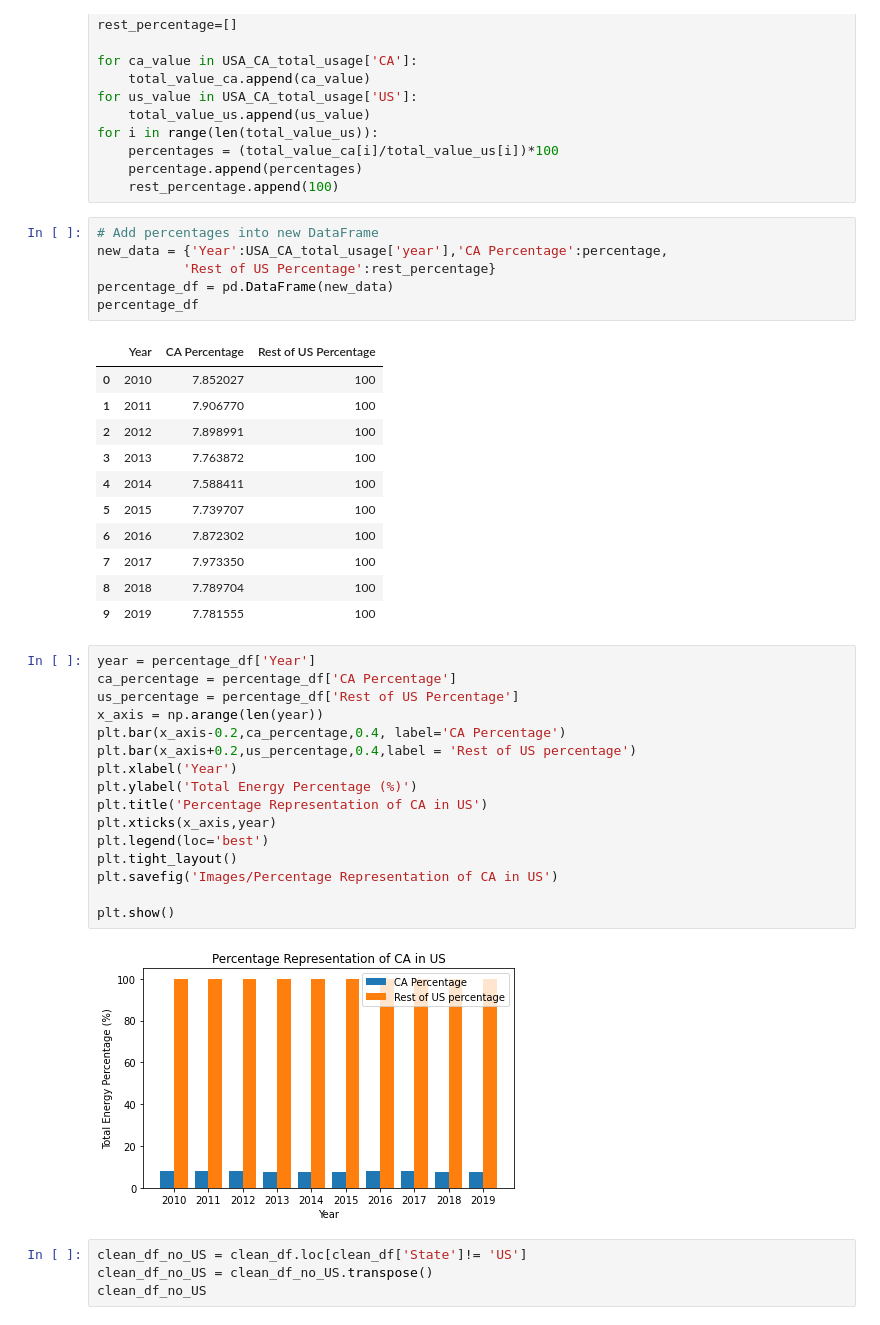
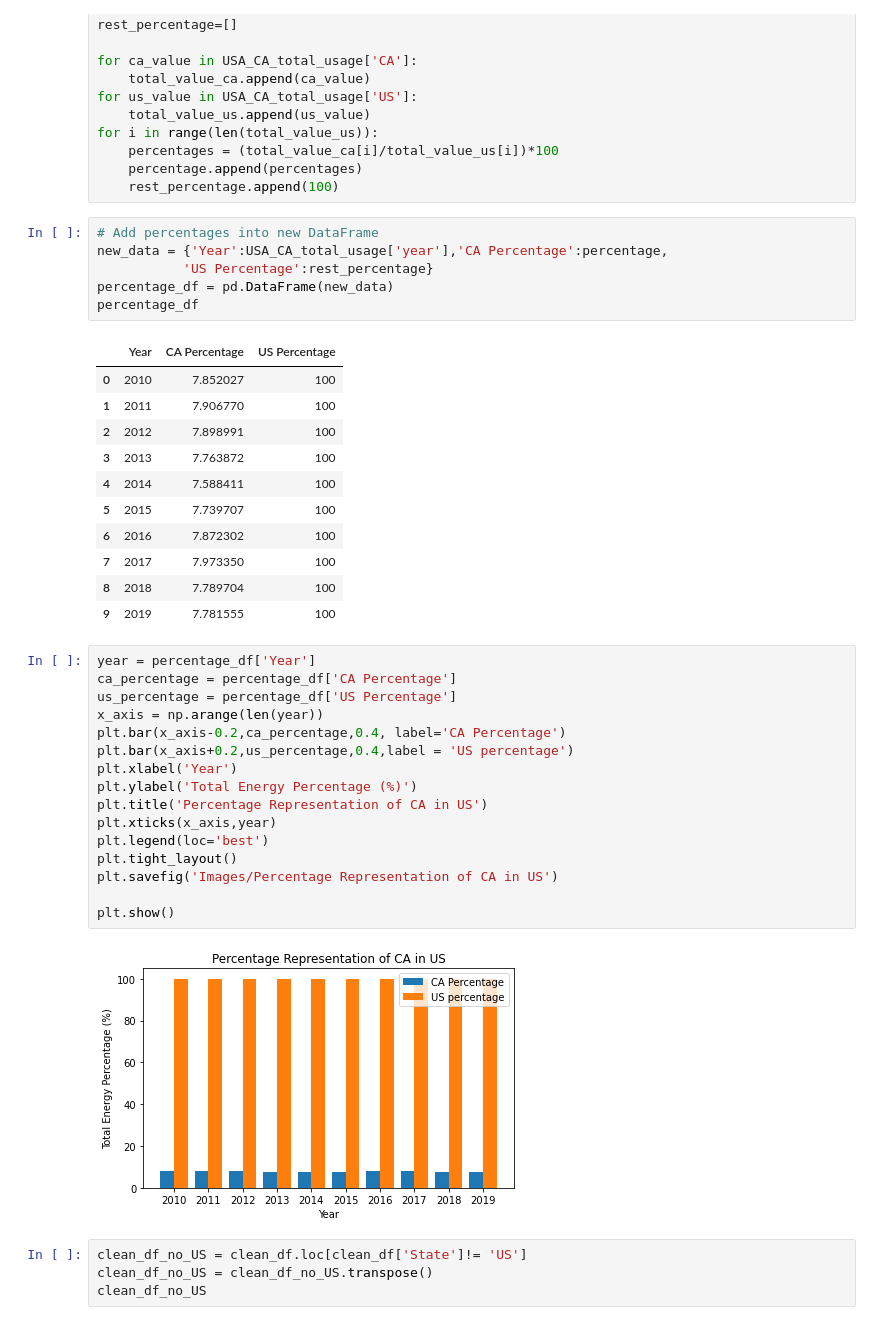
Before and after one commit to DylanRCastillo/CA-US-Emissions-and-Energy-Production, a Jupyter notebook: Total Energy Usage.ipynb, the cells around one changed output. Saved outputs shown, nothing was run; the diff lists cells and outputs as text.

```diff
--- a/Total Energy Usage.ipynb
+++ b/Total Energy Usage.ipynb
@@ -145,11 +145,11 @@ for i in range(len(total_value_us)):
 # %%
 # Add percentages into new DataFrame
 new_data = {'Year':USA_CA_total_usage['year'],'CA Percentage':percentage,
-           'Rest of US Percentage':rest_percentage}
+           'US Percentage':rest_percentage}
 percentage_df = pd.DataFrame(new_data)
 percentage_df
 # %% [output]
-|  | Year | CA Percentage | Rest of US Percentage |
+|  | Year | CA Percentage | US Percentage |
 | 0 | 2010 | 7.852027 | 100 |
 | 1 | 2011 | 7.906770 | 100 |
 | 2 | 2012 | 7.898991 | 100 |
@@ -163,21 +163,21 @@ percentage_df
 # %%
 year = percentage_df['Year']
 ca_percentage = percentage_df['CA Percentage']
-us_percentage = percentage_df['Rest of US Percentage']
+us_percentage = percentage_df['US Percentage']
 x_axis = np.arange(len(year))
 plt.bar(x_axis-0.2,ca_percentage,0.4, label='CA Percentage')
-plt.bar(x_axis+0.2,us_percentage,0.4,label = 'Rest of US percentage')
+plt.bar(x_axis+0.2,us_percentage,0.4,label = 'US percentage')
 plt.xlabel('Year')
 plt.ylabel('Total Energy Percentage (%)')
 plt.title('Percentage Representation of CA in US')
 plt.xticks(x_axis,year)
 plt.legend(loc='best')
 plt.tight_layout()
 plt.savefig('Images/Percentage Representation of CA in US')
 
 plt.show()
 # %% [output]
-[figure, old version]
+[figure, new version]
 # %%
 clean_df_no_US = clean_df.loc[clean_df['State']!= 'US']
 clean_df_no_US = clean_df_no_US.transpose()
```
Also changed, not shown: 1 other file.
